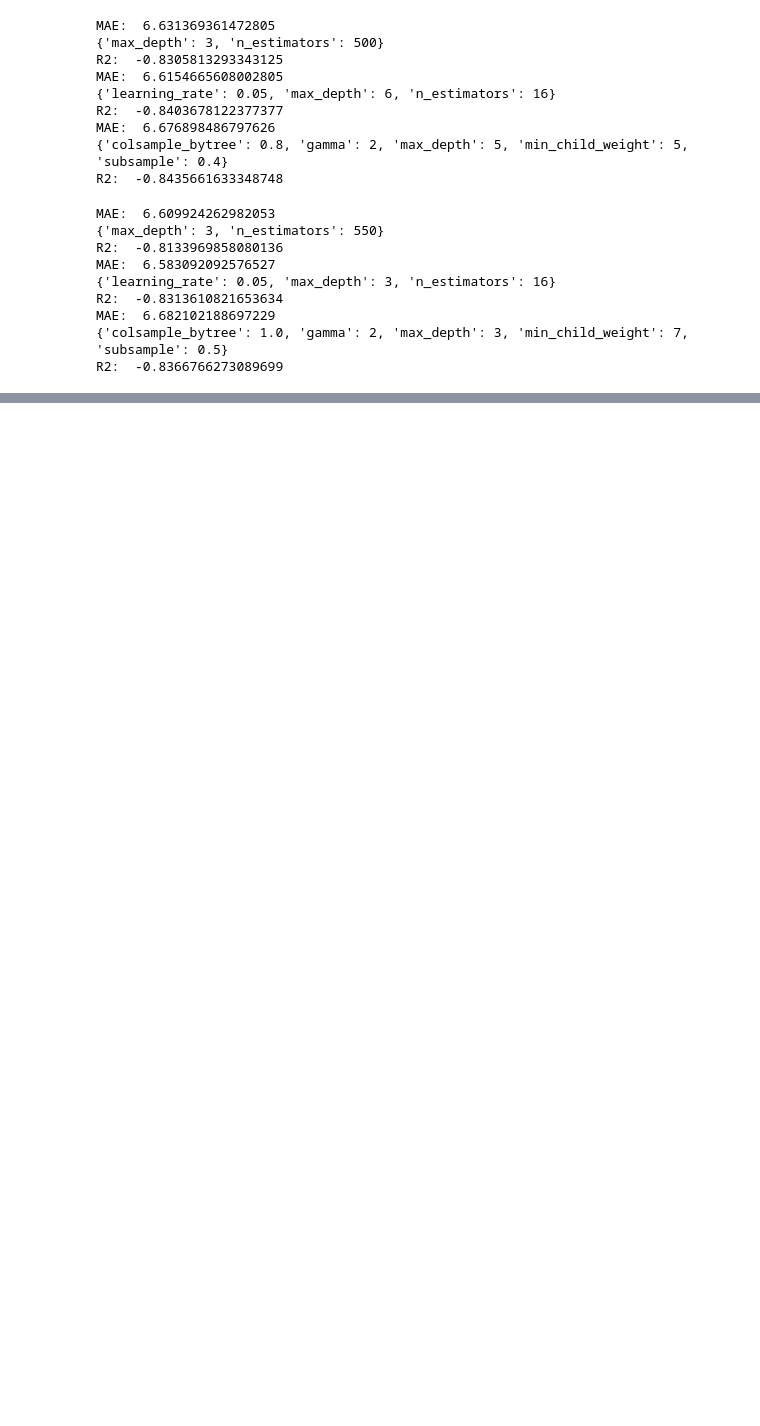
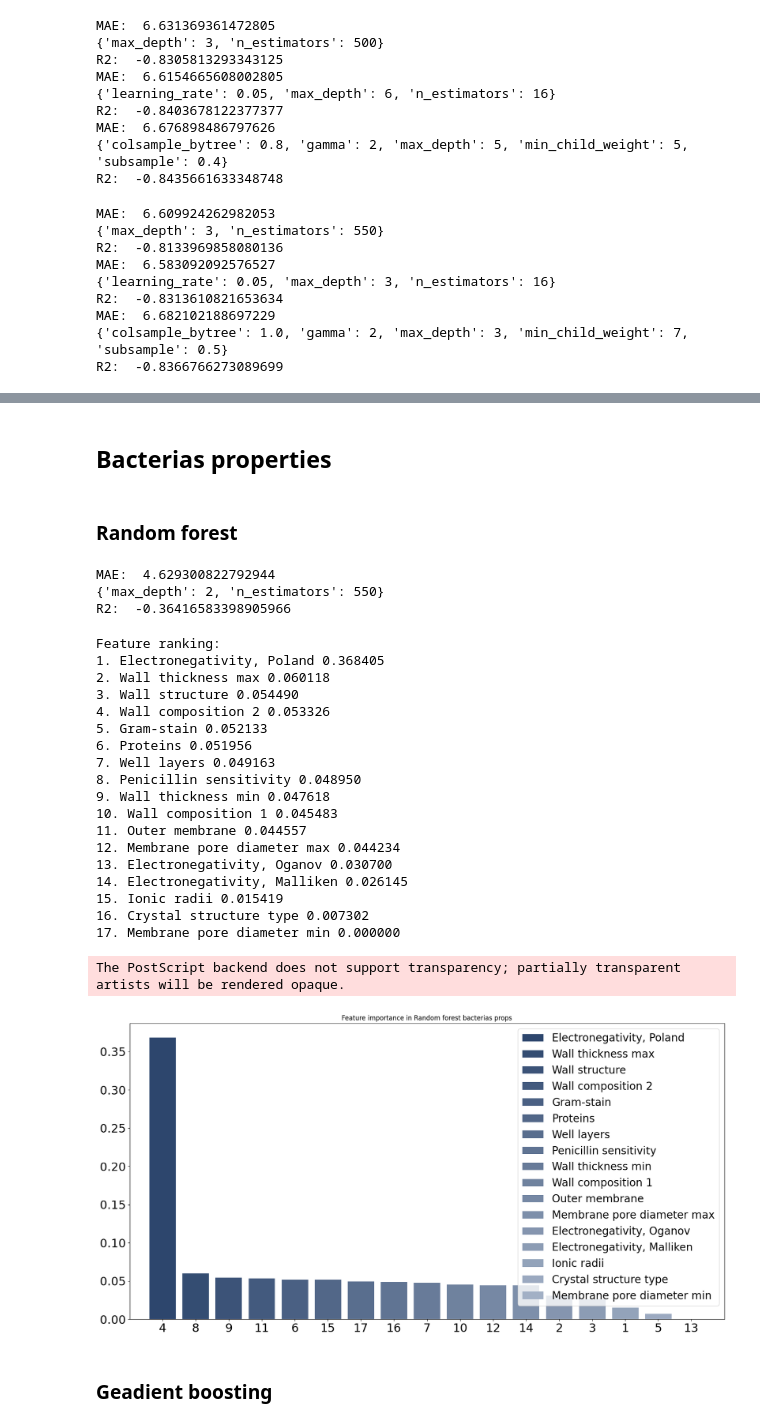
Before and after one commit to Kumokage/ChemML, a Jupyter notebook: notebooks/AntiBio/ElectronegativityTest.ipynb, the cells around one changed output, grey strips where cells are left out. Cells and saved outputs as stored; diff of their text form; code cells hidden in the pictures; blank space fills up the shorter version.

```diff
--- a/notebooks/AntiBio/ElectronegativityTest.ipynb
+++ b/notebooks/AntiBio/ElectronegativityTest.ipynb
@@ -364,0 +418,52 @@ best_xgboost_poland = run_xgboost(X_poland, y)
+# %% [markdown]
+## Bacterias properties
+# %%
+bacterias_data = df[df['Is salt'] == 1][['Stunting diameter', 'Ionic radii',
+                                         'Electronegativity, Oganov', 'Electronegativity, Malliken',
+                                         'Electronegativity, Poland', 'Crystal structure type', 'Gram-stain',
+                                         'Wall thickness min', 'Wall thickness max', 'Wall structure',
+                                         'Wall composition 1', 'Wall composition 2', 'Outer membrane',
+                                         'Membrane pore diameter min', 'Membrane pore diameter max', 'Proteins',
+                                         'Penicillin sensitivity', 'Well layers']]
+bacterias_data = bacterias_data.dropna()
+# %%
+X = bacterias_data.drop('Stunting diameter', axis=1)
+y = bacterias_data['Stunting diameter']
+# %% [markdown]
+### Random forest
+# %%
+best_random_forest_bacterias = run_rforest(X, y)
+# %% [output]
+MAE:  4.629300822792944
+{'max_depth': 2, 'n_estimators': 550}
+R2:  -0.36416583398905966
+# %%
+draw_importance(
+    best_random_forest_bacterias.feature_importances_,
+    "Random forest bacterias props",
+    columns=X.columns,
+    image_path="../mock/RundomForestAllEN.eps"
+)
+# %% [output]
+Feature ranking:
+1. Electronegativity, Poland 0.368405
+2. Wall thickness max 0.060118
+3. Wall structure 0.054490
+4. Wall composition 2 0.053326
+5. Gram-stain 0.052133
+6. Proteins 0.051956
+7. Well layers 0.049163
+8. Penicillin sensitivity 0.048950
+9. Wall thickness min 0.047618
+10. Wall composition 1 0.045483
+11. Outer membrane 0.044557
+12. Membrane pore diameter max 0.044234
+13. Electronegativity, Oganov 0.030700
+14. Electronegativity, Malliken 0.026145
+15. Ionic radii 0.015419
+16. Crystal structure type 0.007302
+17. Membrane pore diameter min 0.000000
+The PostScript backend does not support transparency; partially transparent artists will be rendered opaque.
+[figure, added]
+# %% [markdown]
+### Geadient boosting
```
Also changed, not shown: parts of 12 cells of this notebook.
